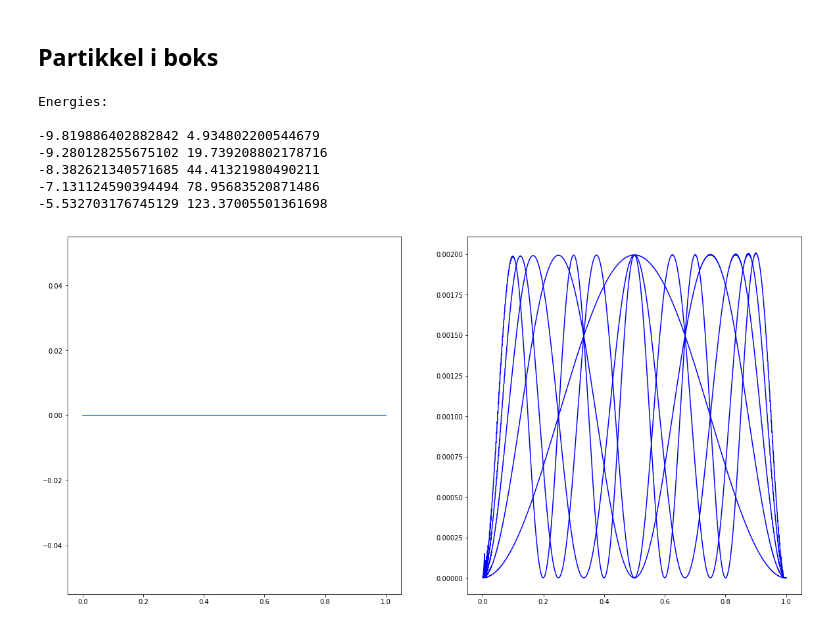
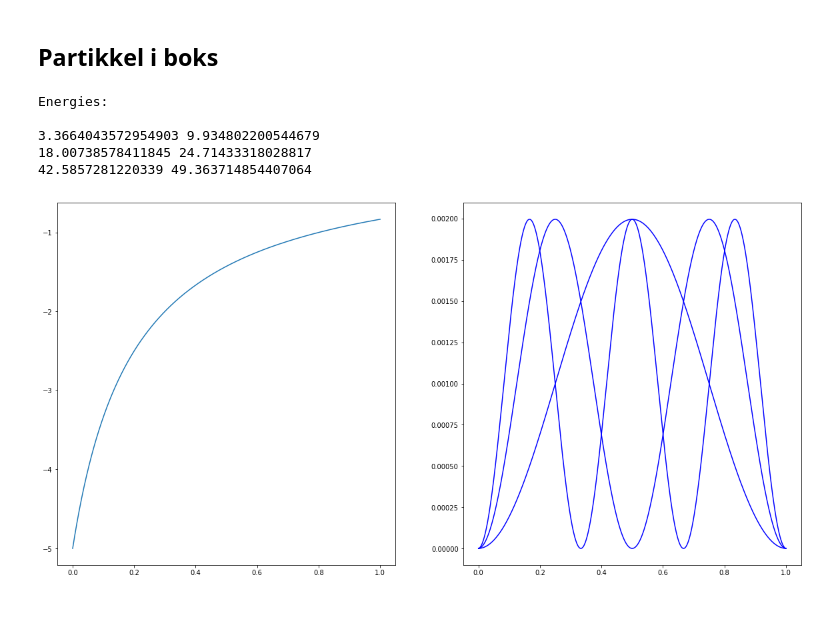
Before and after one commit to martkjoh/VitBer, a Jupyter notebook: VitBer - Prosjekt 2/VitBer øving 2.ipynb, the cells around one changed output. Drawn from its saved outputs; the diff is of its cells as text; code cells hidden in the pictures.

```diff
--- a/VitBer - Prosjekt 2/VitBer øving 2.ipynb
+++ b/VitBer - Prosjekt 2/VitBer øving 2.ipynb
@@ -55,6 +55,7 @@ L = 1
 n = 1000
 # Fjerkonstanten
 K = 1
+m = 1
 hbar = 1
 deltaX = L / (n + 1)
 x = np.linspace(0, L, n + 1)
@@ -70,28 +71,32 @@ def getEigenvalues(V, x, n):
 # %% [markdown]
 ## Partikkel i boks
 # %%
-V0 = 0
+V0 = -50
 
 V = np.concatenate(( np.ones(n // 2 + 1) * V0, np.zeros(n - (n // 2))))
 
 def EExact(j):
     return hbar * ((j + 1)*np.pi/L)**2 / (2*m) - V[j]
 
-getEigenvalues(V, x, n)
+def VExact(x):
+    return -1 / (x + 1/5)
+
+V = VExact(x)
+
+E, phi = getEigenvalues(V, x, n)
 
 fig, axs = plt.subplots(1, 2, figsize=(20, 10))
+
 axs[0].plot(x, V)
 print("Energies: ")
 print()
-for i in range(5):
+for i in range(3):
     print(E[i], EExact(i))
-    axs[1].plot(x, psi[i, :]**2, color="blue")
+    axs[1].plot(x, phi[i, :]**2, color="blue")
 # %% [output]
 Energies:
 
--9.819886402882842 4.934802200544679
--9.280128255675102 19.739208802178716
--8.382621340571685 44.41321980490211
--7.131124590394494 78.95683520871486
--5.532703176745129 123.37005501361698
+3.3664043572954903 9.934802200544679
+18.00738578411845 24.71433318028817
+42.5857281220339 49.363714854407064
-[figure, old version]
+[figure, new version]
```
